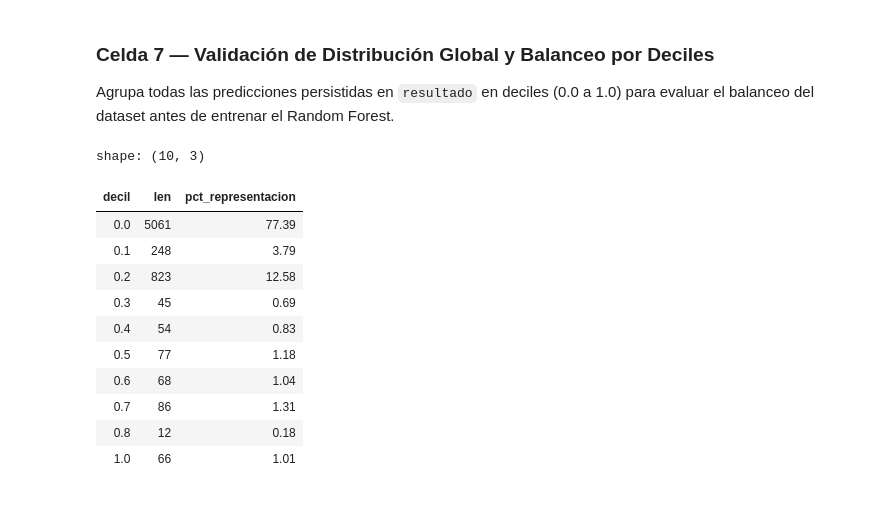
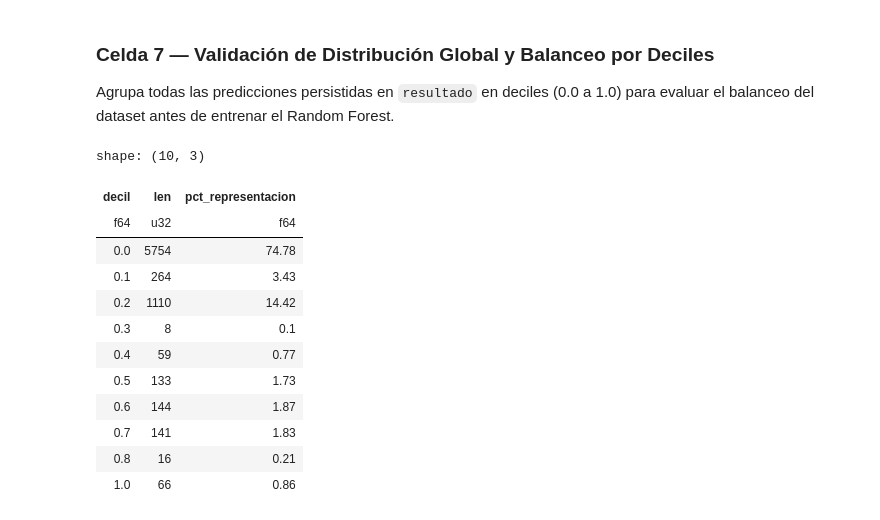
Before and after one commit to KillahBlitz/Athena, a Jupyter notebook: Scripts/python/data_base_nonideal.ipynb, the cells around one changed output. Saved outputs shown, nothing was run; the diff lists cells and outputs as text; code cells hidden in the pictures.

```diff
--- a/Scripts/python/data_base_nonideal.ipynb
+++ b/Scripts/python/data_base_nonideal.ipynb
@@ -428,39 +464,52 @@ shape: (9, 7)
 ### Celda 7 — Validación de Distribución Global y Balanceo por Deciles
 Agrupa todas las predicciones persistidas en `resultado` en deciles (0.0 a 1.0) para evaluar el balanceo del dataset antes de entrenar el Random Forest.
 # %%
-# Unificar todos los casos generados para auditoría de deciles
-all_pcts = (
-    [1.0] * 66 +  # Happy paths anclados
-    df_cross['porcentaje_coincidencia'].to_list() +
-    df_pert['porcentaje_coincidencia'].to_list() +
-    df_combo['porcentaje_coincidencia'].to_list()
+# Auditoria de todos los resultados persistidos en la base de datos.
+query_resultados = '''
+    SELECT porcentaje_coincidencia AS porcentaje
+    FROM resultado
+    ORDER BY id_resultado;
+'''
+with engine.connect() as conn:
+    df_resultados = pl.read_database(query_resultados, connection=conn)
+
+if df_resultados.is_empty():
+    raise ValueError('No hay resultados persistidos para auditar.')
+
+df_dist_global = (
+    df_resultados
+    .with_columns(
+        ((pl.col('porcentaje') * 10).floor() / 10.0).alias('decil')
+    )
+    .group_by('decil')
+    .len()
+    .sort('decil')
 )
-df_dist_global = pl.DataFrame({'porcentaje': all_pcts}).with_columns(
-    ((pl.col('porcentaje') * 10).floor() / 10.0).alias('decil')
-).group_by('decil').len().sort('decil')
 
 total = df_dist_global['len'].sum()
 df_dist_global = df_dist_global.with_columns(
     ((pl.col('len') / total) * 100).round(2).alias('pct_representacion')
 )
 display(df_dist_global)
 
-print('=== AUDITORÍA DE BALANCEO Y ESTRATIFICACIÓN ===')
+print('=== AUDITORIA DE BALANCEO Y ESTRATIFICACION ===')
 for row in df_dist_global.iter_rows(named=True):
-    barra = '▓' * int(row['pct_representacion'] // 2)
-    print(f"Decil {row['decil']:.1f} - {row['decil']+0.1:.1f}: {row['len']:4d} registros ({row['pct_representacion']:5.2f}%) | {barra}")
-
-print('\n✓ Recomendación de Muestreo: Aplicar Undersampling a decil 0.0 (casos ortogonales) para optimizar el Random Forest.')
+    bar = '#' * int(row['pct_representacion'] // 2)
+    print(
+        f"Decil {row['decil']:.1f} - {row['decil'] + 0.1:.1f}: "
+        f"{row['len']:4d} registros ({row['pct_representacion']:5.2f}%) | {bar}"
+    )
 # %% [output]
 shape: (10, 3)
 | decil | len | pct_representacion |
-| 0.0 | 5061 | 77.39 |
-| 0.1 | 248 | 3.79 |
-| 0.2 | 823 | 12.58 |
-| 0.3 | 45 | 0.69 |
-| 0.4 | 54 | 0.83 |
-| 0.5 | 77 | 1.18 |
-| 0.6 | 68 | 1.04 |
-| 0.7 | 86 | 1.31 |
-| 0.8 | 12 | 0.18 |
-| 1.0 | 66 | 1.01 |
+| f64 | u32 | f64 |
+| 0.0 | 5754 | 74.78 |
+| 0.1 | 264 | 3.43 |
+| 0.2 | 1110 | 14.42 |
+| 0.3 | 8 | 0.1 |
+| 0.4 | 59 | 0.77 |
+| 0.5 | 133 | 1.73 |
+| 0.6 | 144 | 1.87 |
+| 0.7 | 141 | 1.83 |
+| 0.8 | 16 | 0.21 |
+| 1.0 | 66 | 0.86 |
```
Also changed, not shown: parts of 8 cells of this notebook, 8 other files.
